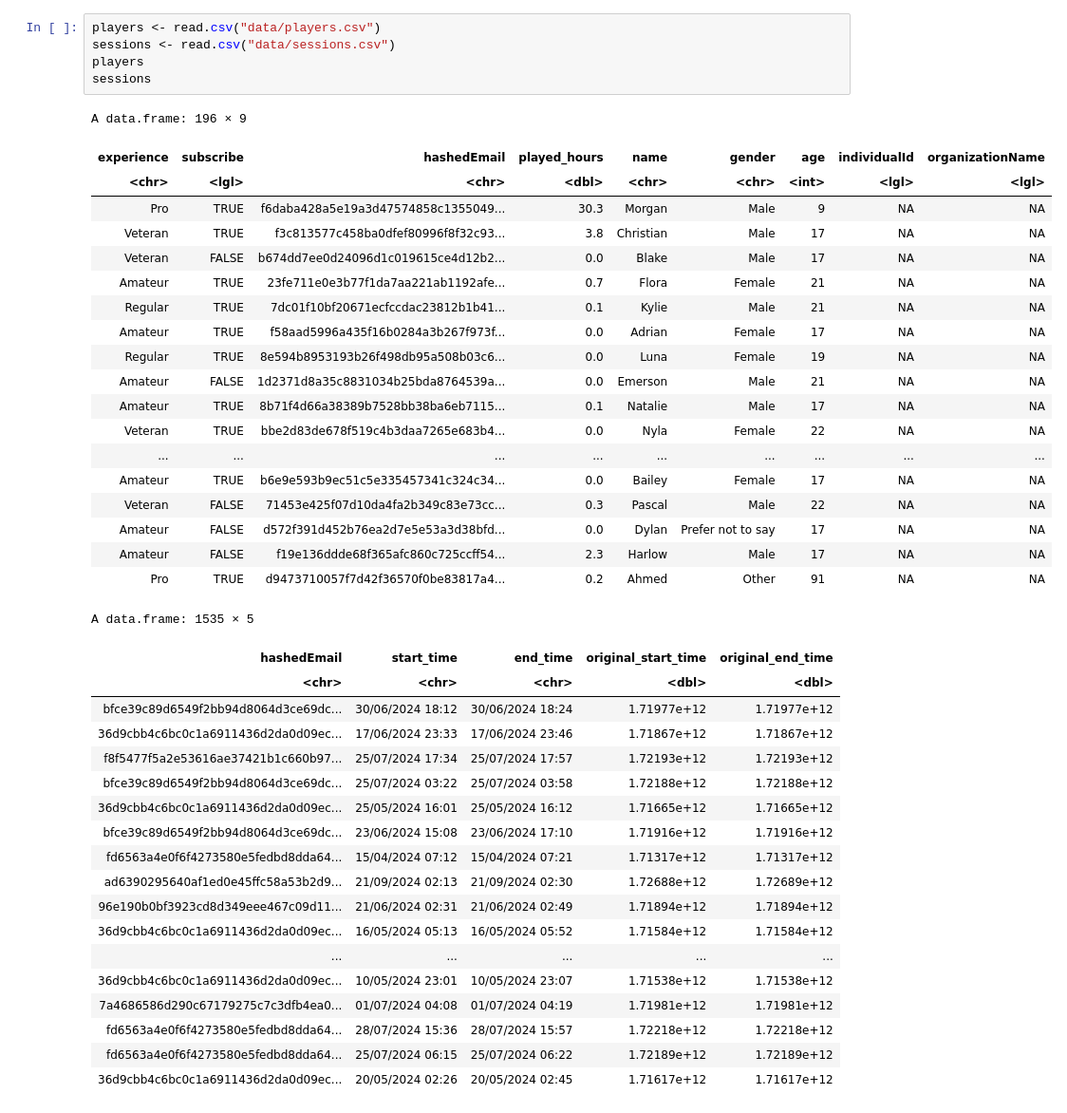
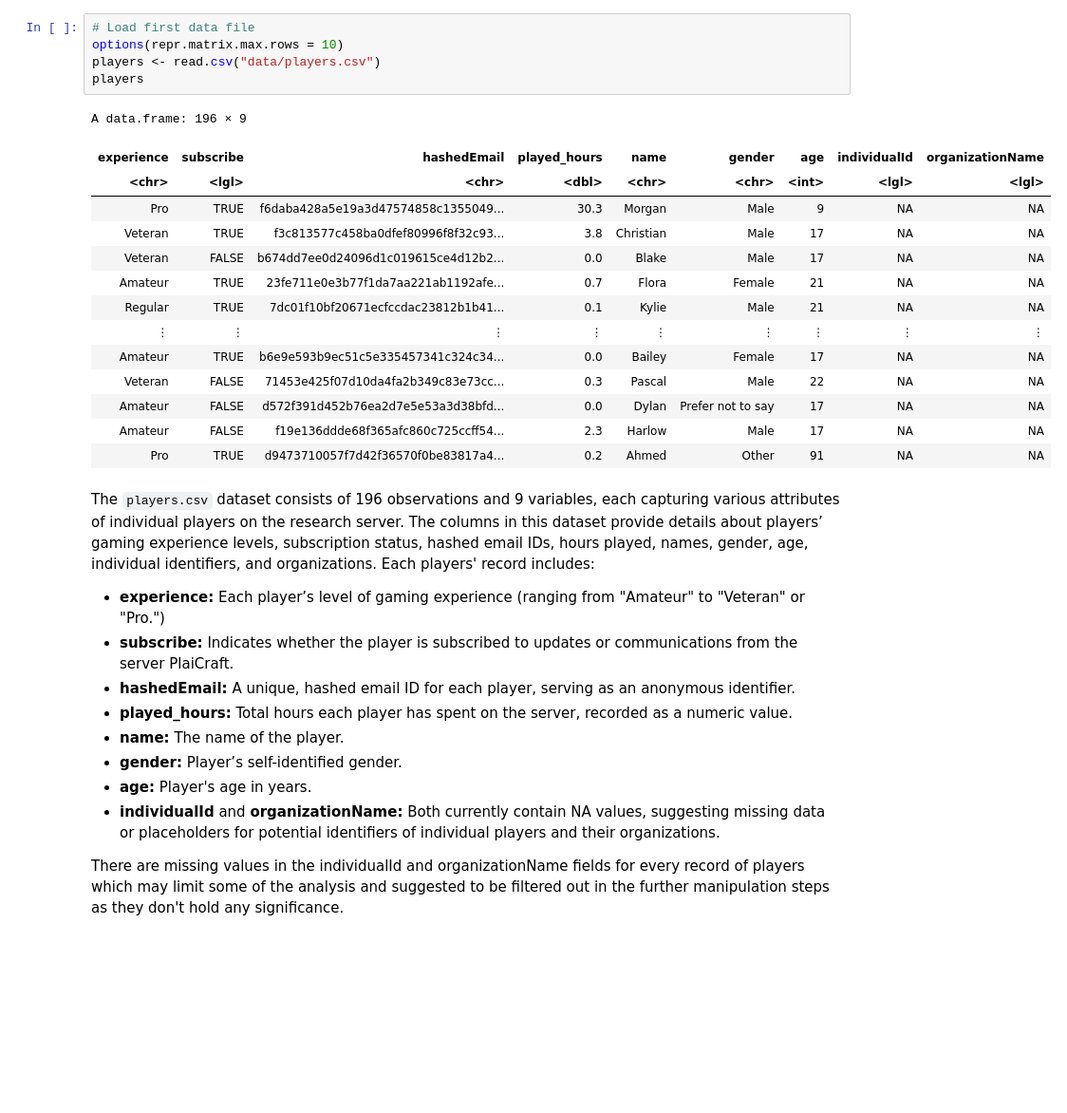
Before and after one commit to dtopal4/Individual_portion, a Jupyter notebook: Individual_portion.ipynb, the cells around one changed output. Shown at 95% size. Cells and saved outputs as stored; diff of their text form; blank space fills up the shorter version.

Commit message:
done major changes and performed analysis

```diff
--- a/Individual_portion.ipynb
+++ b/Individual_portion.ipynb
@@ -24,44 +30,33 @@ The following objects are masked from ‘package:base’:
 # %%
+# Load first data file
+options(repr.matrix.max.rows = 10)
 players <- read.csv("data/players.csv")
-sessions <- read.csv("data/sessions.csv")
 players
-sessions
 # %% [output]
 A data.frame: 196 × 9
 | experience | subscribe | hashedEmail | played_hours | name | gender | age | individualId | organizationName |
 | <chr> | <lgl> | <chr> | <dbl> | <chr> | <chr> | <int> | <lgl> | <lgl> |
 | Pro | TRUE | f6daba428a5e19a3d47574858c1355049... | 30.3 | Morgan | Male | 9 | NA | NA |
 | Veteran | TRUE | f3c813577c458ba0dfef80996f8f32c93... | 3.8 | Christian | Male | 17 | NA | NA |
 | Veteran | FALSE | b674dd7ee0d24096d1c019615ce4d12b2... | 0.0 | Blake | Male | 17 | NA | NA |
 | Amateur | TRUE | 23fe711e0e3b77f1da7aa221ab1192afe... | 0.7 | Flora | Female | 21 | NA | NA |
 | Regular | TRUE | 7dc01f10bf20671ecfccdac23812b1b41... | 0.1 | Kylie | Male | 21 | NA | NA |
-| Amateur | TRUE | f58aad5996a435f16b0284a3b267f973f... | 0.0 | Adrian | Female | 17 | NA | NA |
-| Regular | TRUE | 8e594b8953193b26f498db95a508b03c6... | 0.0 | Luna | Female | 19 | NA | NA |
-| Amateur | FALSE | 1d2371d8a35c8831034b25bda8764539a... | 0.0 | Emerson | Male | 21 | NA | NA |
-| Amateur | TRUE | 8b71f4d66a38389b7528bb38ba6eb7115... | 0.1 | Natalie | Male | 17 | NA | NA |
-| Veteran | TRUE | bbe2d83de678f519c4b3daa7265e683b4... | 0.0 | Nyla | Female | 22 | NA | NA |
-| ... | ... | ... | ... | ... | ... | ... | ... | ... |
+| ⋮ | ⋮ | ⋮ | ⋮ | ⋮ | ⋮ | ⋮ | ⋮ | ⋮ |
 | Amateur | TRUE | b6e9e593b9ec51c5e335457341c324c34... | 0.0 | Bailey | Female | 17 | NA | NA |
 | Veteran | FALSE | 71453e425f07d10da4fa2b349c83e73cc... | 0.3 | Pascal | Male | 22 | NA | NA |
 | Amateur | FALSE | d572f391d452b76ea2d7e5e53a3d38bfd... | 0.0 | Dylan | Prefer not to say | 17 | NA | NA |
 | Amateur | FALSE | f19e136ddde68f365afc860c725ccff54... | 2.3 | Harlow | Male | 17 | NA | NA |
 | Pro | TRUE | d9473710057f7d42f36570f0be83817a4... | 0.2 | Ahmed | Other | 91 | NA | NA |
-A data.frame: 1535 × 5
-| hashedEmail | start_time | end_time | original_start_time | original_end_time |
-| <chr> | <chr> | <chr> | <dbl> | <dbl> |
-| bfce39c89d6549f2bb94d8064d3ce69dc... | 30/06/2024 18:12 | 30/06/2024 18:24 | 1.71977e+12 | 1.71977e+12 |
-| 36d9cbb4c6bc0c1a6911436d2da0d09ec... | 17/06/2024 23:33 | 17/06/2024 23:46 | 1.71867e+12 | 1.71867e+12 |
-| f8f5477f5a2e53616ae37421b1c660b97... | 25/07/2024 17:34 | 25/07/2024 17:57 | 1.72193e+12 | 1.72193e+12 |
-| bfce39c89d6549f2bb94d8064d3ce69dc... | 25/07/2024 03:22 | 25/07/2024 03:58 | 1.72188e+12 | 1.72188e+12 |
-| 36d9cbb4c6bc0c1a6911436d2da0d09ec... | 25/05/2024 16:01 | 25/05/2024 16:12 | 1.71665e+12 | 1.71665e+12 |
-| bfce39c89d6549f2bb94d8064d3ce69dc... | 23/06/2024 15:08 | 23/06/2024 17:10 | 1.71916e+12 | 1.71916e+12 |
-| fd6563a4e0f6f4273580e5fedbd8dda64... | 15/04/2024 07:12 | 15/04/2024 07:21 | 1.71317e+12 | 1.71317e+12 |
-| ad6390295640af1ed0e45ffc58a53b2d9... | 21/09/2024 02:13 | 21/09/2024 02:30 | 1.72688e+12 | 1.72689e+12 |
-| 96e190b0bf3923cd8d349eee467c09d11... | 21/06/2024 02:31 | 21/06/2024 02:49 | 1.71894e+12 | 1.71894e+12 |
-| 36d9cbb4c6bc0c1a6911436d2da0d09ec... | 16/05/2024 05:13 | 16/05/2024 05:52 | 1.71584e+12 | 1.71584e+12 |
-| ... | ... | ... | ... | ... |
-| 36d9cbb4c6bc0c1a6911436d2da0d09ec... | 10/05/2024 23:01 | 10/05/2024 23:07 | 1.71538e+12 | 1.71538e+12 |
-| 7a4686586d290c67179275c7c3dfb4ea0... | 01/07/2024 04:08 | 01/07/2024 04:19 | 1.71981e+12 | 1.71981e+12 |
-| fd6563a4e0f6f4273580e5fedbd8dda64... | 28/07/2024 15:36 | 28/07/2024 15:57 | 1.72218e+12 | 1.72218e+12 |
-| fd6563a4e0f6f4273580e5fedbd8dda64... | 25/07/2024 06:15 | 25/07/2024 06:22 | 1.72189e+12 | 1.72189e+12 |
-| 36d9cbb4c6bc0c1a6911436d2da0d09ec... | 20/05/2024 02:26 | 20/05/2024 02:45 | 1.71617e+12 | 1.71617e+12 |
+# %% [markdown]
+The `players.csv` dataset consists of 196 observations and 9 variables, each capturing various attributes of individual players on the research server. The columns in this dataset provide details about players’ gaming experience levels, subscription status, hashed email IDs, hours played, names, gender, age, individual identifiers, and organizations. Each players' record includes:
+
+- **experience:** Each player’s level of gaming experience (ranging from "Amateur" to "Veteran" or "Pro.")
+- **subscribe:** Indicates whether the player is subscribed to updates or communications from the server PlaiCraft.
+- **hashedEmail:** A unique, hashed email ID for each player, serving as an anonymous identifier.
+- **played_hours:** Total hours each player has spent on the server, recorded as a numeric value.
+- **name:** The name of the player.
+- **gender:** Player’s self-identified gender.
+- **age:** Player's age in years.
+- **individualId** and **organizationName:** Both currently contain NA values, suggesting missing data or placeholders for potential identifiers of individual players and their organizations.
+
+There are missing values in the individualId and organizationName fields for every record of players which may limit some of the analysis and suggested to be filtered out in the further manipulation steps as they don't hold any significance.
```
Also changed, not shown: parts of 18 cells of this notebook.
